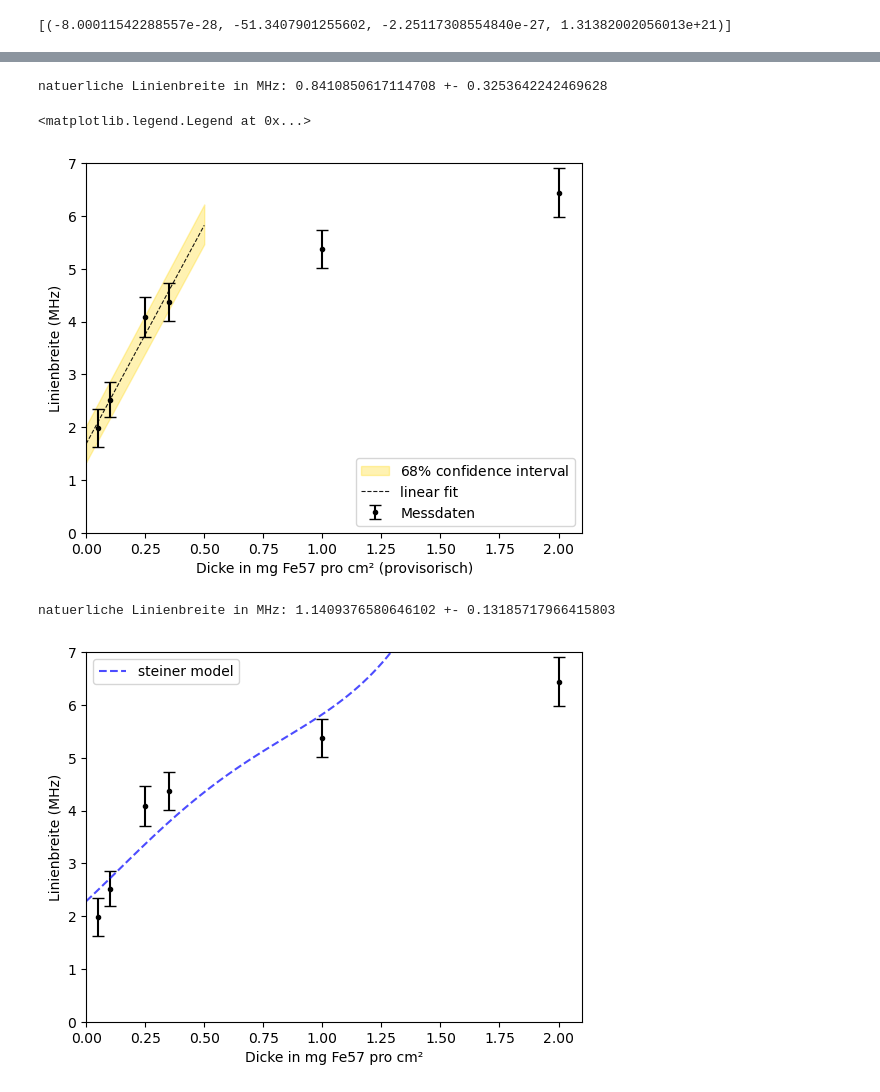
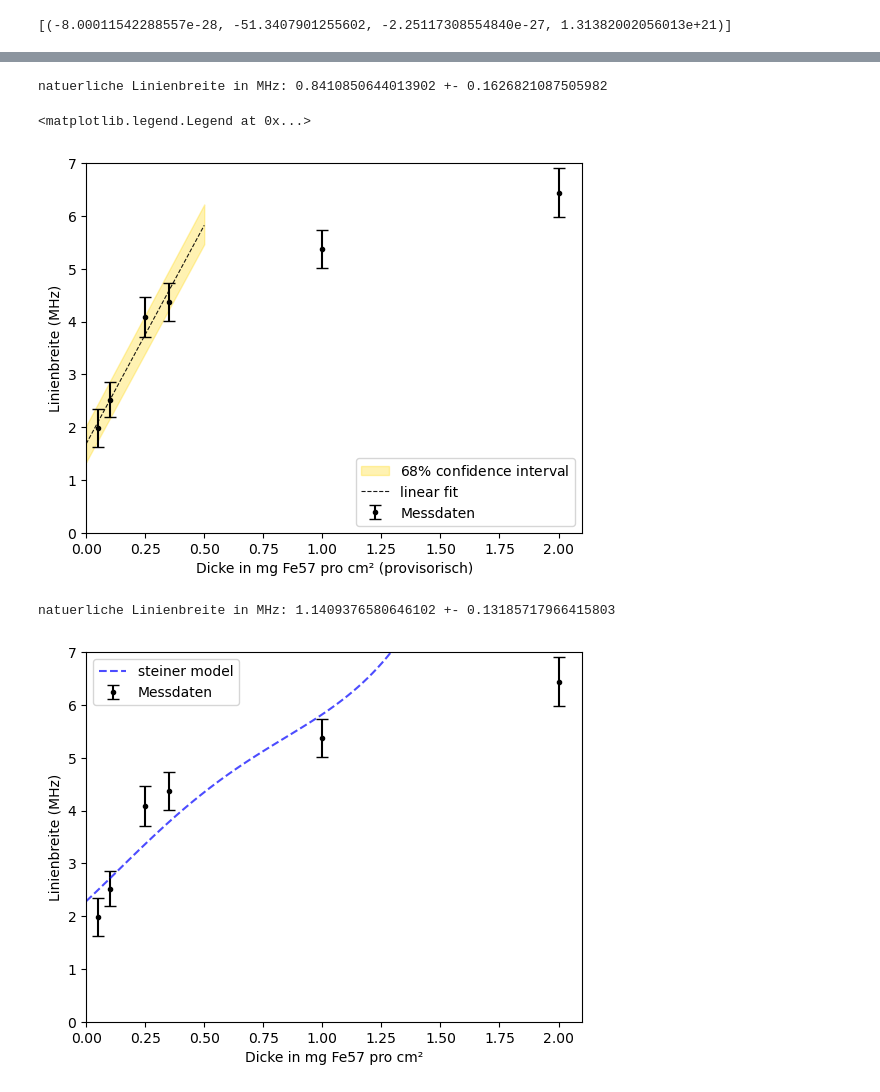
Before and after one commit to Svuem/EXP11, a Jupyter notebook: Code.ipynb, the cells around one changed output, grey strips where cells are left out. Saved outputs shown, nothing was run; the diff lists cells and outputs as text; code cells hidden in the pictures.

```diff
--- a/Code.ipynb
+++ b/Code.ipynb
@@ -140,34 +143,34 @@ ax.fill_between(dummy_dicke, linear(dummy_dicke, *popt_upper), linear(dummy_dick
 ax.plot(dummy_dicke, linear(dummy_dicke, *popt), 'k--', linewidth=0.8, label='linear fit', alpha=0.9)
 ax.set_xlim(0, 2.1)
 ax.set_ylim(0, 7)
-print(f'natuerliche Linienbreite in MHz: {popt[1]/2} +- {pcov[1,1]**0.5}')
+print(f'natuerliche Linienbreite in MHz: {popt[0]} +- {pcov[0,0]**0.5}')
 ax.legend( loc = 'lower right')
 # %% [output]
-natuerliche Linienbreite in MHz: 0.8410850617114708 +- 0.3253642242469628
+natuerliche Linienbreite in MHz: 0.8410850644013902 +- 0.1626821087505982
 <matplotlib.legend.Legend at 0x...>
 [figure]
 # %%
 # Estimate with better fit function
 
-def model_steiner(x, bruh, cuh):
-    return 2* bruh *(1+ 0.1306*cuh*x+ 0.00365*(x*cuh)**2 - 0.00074*(x*cuh)**3 + 0.000027*(x*cuh)**4)
+def model_steiner(x, Gamma_0, param_1):
+    return 2* Gamma_0 *(1+ 0.1306*param_1*x+ 0.00365*(x*param_1)**2 - 0.00074*(x*param_1)**3 + 0.000027*(x*param_1)**4)
 
 
 fig, ax = plt.subplots()
-ax.errorbar(dicke_in_mg_Fe57_pro_mm2, linienbreiten, yerr=linienbreiten_err, fmt='.k', capsize = 4)
+ax.errorbar(dicke_in_mg_Fe57_pro_mm2, linienbreiten, yerr=linienbreiten_err, fmt='.k', capsize = 4, label='Messdaten')
 ax.set_xlabel('Dicke in mg Fe57 pro cm²')
 ax.set_ylabel('Linienbreite (MHz)')
 popt, pcov = curve_fit(model_steiner, dicke_in_mg_Fe57_pro_mm2[:5], linienbreiten[:5], sigma=linienbreiten_err[:5], absolute_sigma=True, p0=[1.1, 1])
 dummy_dicke = np.linspace(0, 2, 100)
 ax.plot(dummy_dicke, model_steiner(dummy_dicke, *popt), 'b--', label='steiner model', alpha=0.7)
 ax.set_xlim(0, 2.1)
 ax.set_ylim(0, 7)
 ax.legend()
 
 print(f'natuerliche Linienbreite in MHz: {popt[0]} +- {pcov[0,0]**0.5}')
 # %% [output]
 natuerliche Linienbreite in MHz: 1.1409376580646102 +- 0.13185717966415803
-[figure, old version]
+[figure, new version]
 # %%
 # dominante fehlequellen aufschreiben: Geschwindigkeitsfehler, fehler aus fits
 #
```
Also changed, not shown: parts of 1 cell of this notebook.
